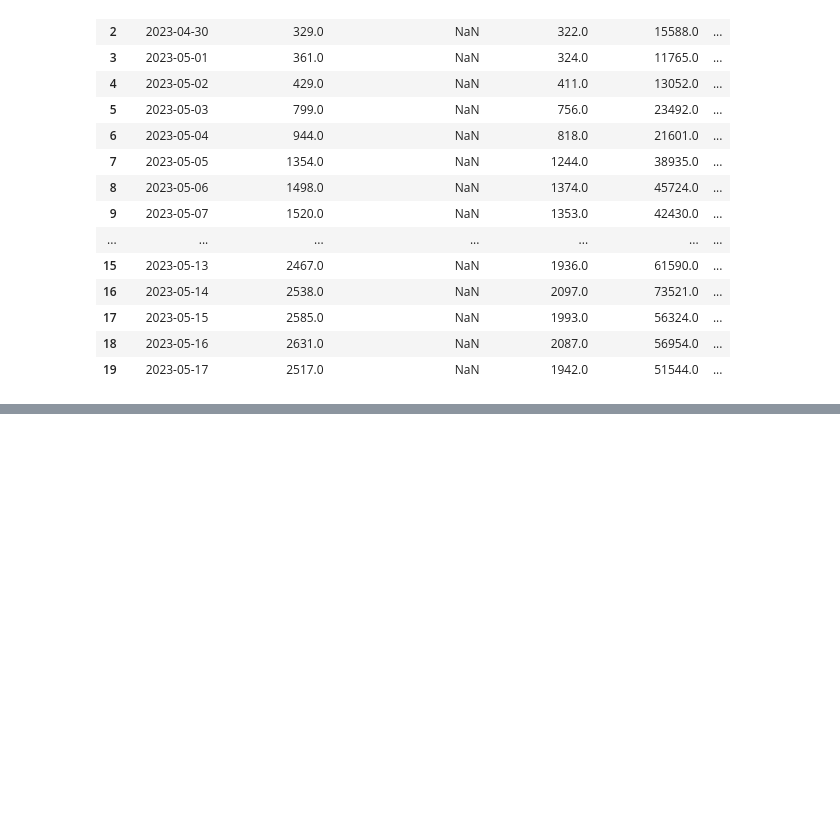
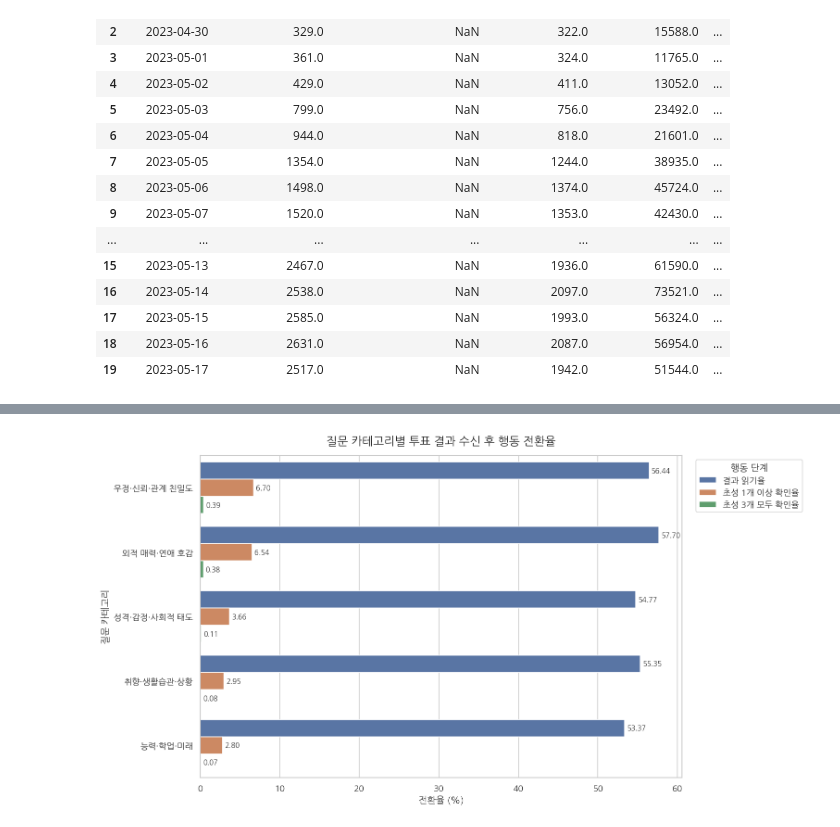
Before and after one commit to DA15-Lab/team3-ping-analytics, a Jupyter notebook: notebooks/Sooyong_analysis.ipynb, the cells around one changed output, grey strips where cells are left out. Drawn from its saved outputs; the diff is of its cells as text; code cells hidden in the pictures; blank space fills up the shorter version.

```diff
--- a/notebooks/Sooyong_analysis.ipynb
+++ b/notebooks/Sooyong_analysis.ipynb
@@ -2842,0 +3701,82 @@ plt.show()
+# %%
+# 7. 카테고리별 퍼널 차트 생성
+
+# 차트 기본 스타일 설정
+sns.set_theme(
+    style="whitegrid",
+    font="NanumGothic",
+)
+plt.rcParams["axes.unicode_minus"] = False
+
+# 차트에 사용할 전환율 컬럼을 긴 형태로 변환
+funnel_chart_data = (
+    category_funnel_result[
+        [
+            "category",
+            "read_rate_pct",
+            "initial_open_rate_among_all_pct",
+            "all_initial_open_rate_among_all_pct",
+        ]
+    ]
+    .melt(
+        id_vars="category",
+        var_name="metric",
+        value_name="rate_pct",
+    )
+)
+
+# 영문 컬럼명을 차트에서 사용할 한글 이름으로 변경
+metric_name_map = {
+    "read_rate_pct": "결과 읽기율",
+    "initial_open_rate_among_all_pct": "초성 1개 이상 확인율",
+    "all_initial_open_rate_among_all_pct": "초성 3개 모두 확인율",
+}
+
+funnel_chart_data["metric"] = (
+    funnel_chart_data["metric"]
+    .map(metric_name_map)
+)
+
+# 초성 확인율이 높은 순서로 카테고리 정렬
+category_order = (
+    category_funnel_result[
+        "category"
+    ].tolist()
+)
+
+# 시각화
+plt.figure(figsize=(13, 7))
+ax = sns.barplot(
+    data=funnel_chart_data,
+    y="category",
+    x="rate_pct",
+    hue="metric",
+    order=category_order,
+)
+
+# 막대 위에 비율 표시
+for container in ax.containers:
+    ax.bar_label(
+        container,
+        fmt="%.2f",
+        padding=3,
+        fontsize=9,
+    )
+
+plt.title(
+    "질문 카테고리별 투표 결과 수신 후 행동 전환율",
+    fontsize=15,
+    pad=15,
+)
+plt.xlabel("전환율 (%)")
+plt.ylabel("질문 카테고리")
+plt.legend(
+    title="행동 단계",
+    bbox_to_anchor=(1.02, 1),
+    loc="upper left",
+)
+plt.tight_layout()
+
+plt.show()
+# %% [output]
+[figure, added]
```
Also changed, not shown: parts of 142 cells of this notebook, 1 other file.
